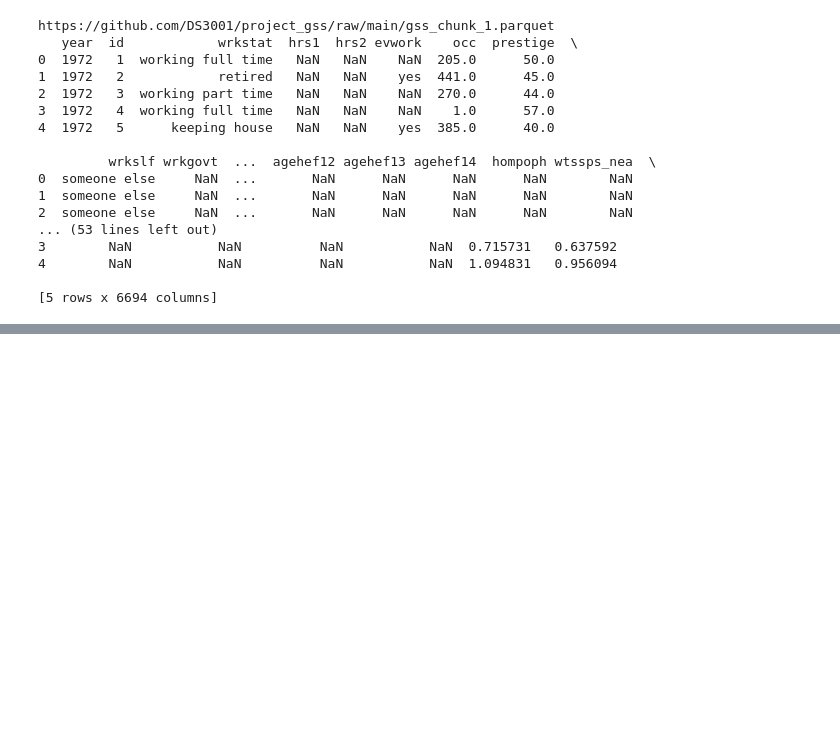
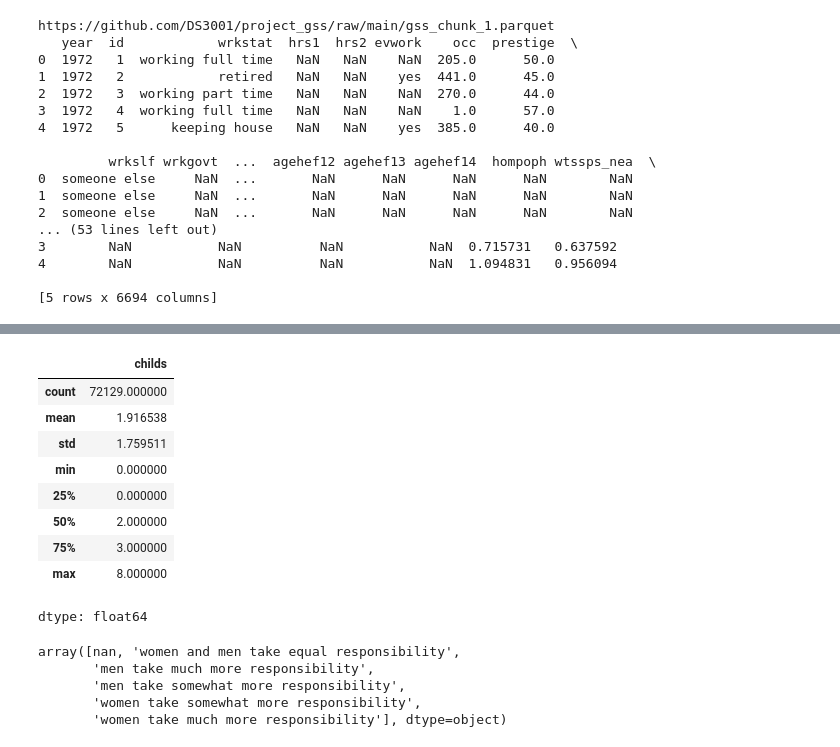
Before and after one commit to fwx5ax/Final-Project-DS3001, a Jupyter notebook: Project.ipynb, the cells around one changed output, grey strips where cells are left out. Saved outputs shown, nothing was run; the diff lists cells and outputs as text; code cells hidden in the pictures; blank space fills up the shorter version.

```diff
--- a/Project.ipynb
+++ b/Project.ipynb
@@ -86,0 +92,14 @@ Cleaning Gun Laws
+# %%
+gss['childs'].describe()
+# how many children have you ever had?
+# %% [output]
+|  | childs |
+| count | 72129.000000 |
+| mean | 1.916538 |
+| std | 1.759511 |
+| min | 0.000000 |
+| 25% | 0.000000 |
+| 50% | 2.000000 |
+| 75% | 3.000000 |
+| max | 8.000000 |
+dtype: float64
@@ -86,0 +110,9 @@ Cleaning Gun Laws
+# %%
+gss['rspgndr'].unique()
+# how the home/childcare labor is divided by gender
+# %% [output]
+array([nan, 'women and men take equal responsibility',
+       'men take much more responsibility',
+       'men take somewhat more responsibility',
+       'women take somewhat more responsibility',
+       'women take much more responsibility'], dtype=object)
```
Also changed, not shown: parts of 20 cells of this notebook.
